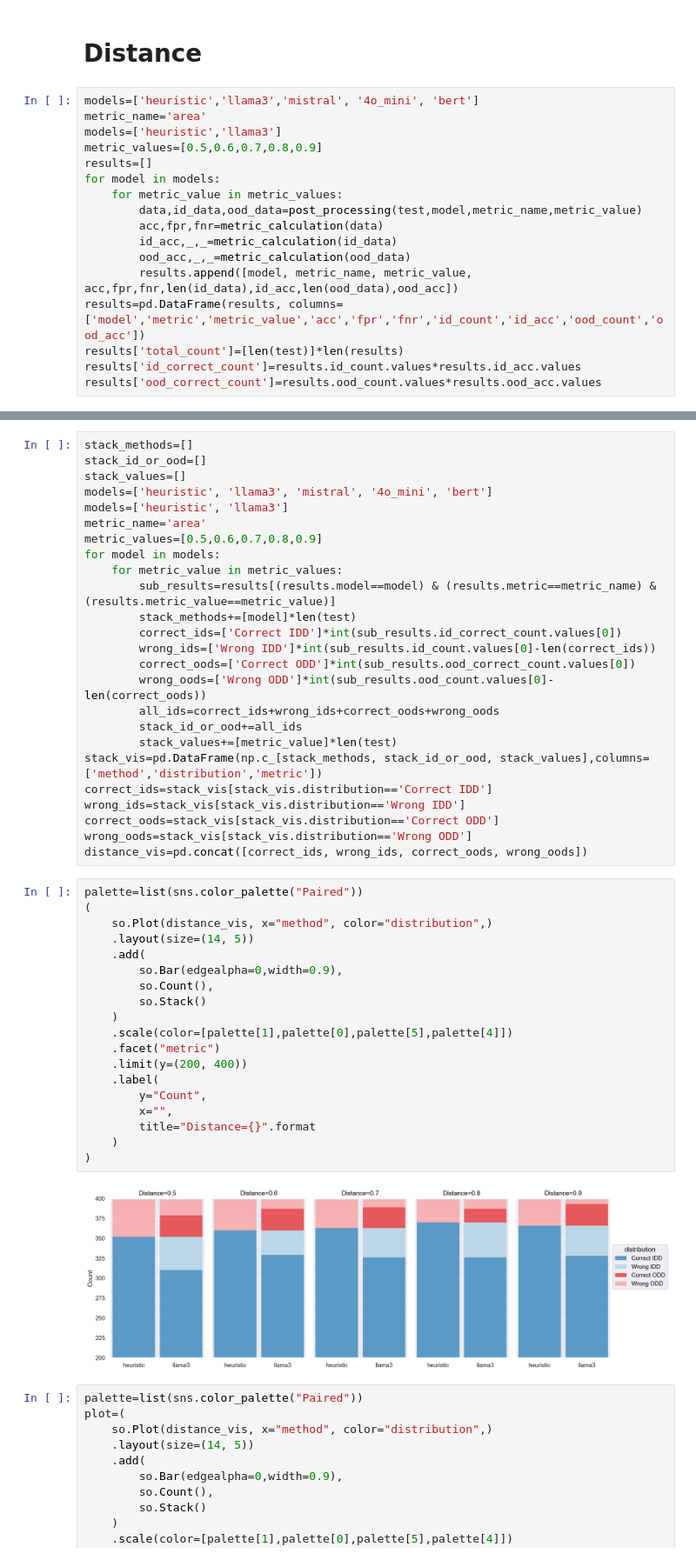
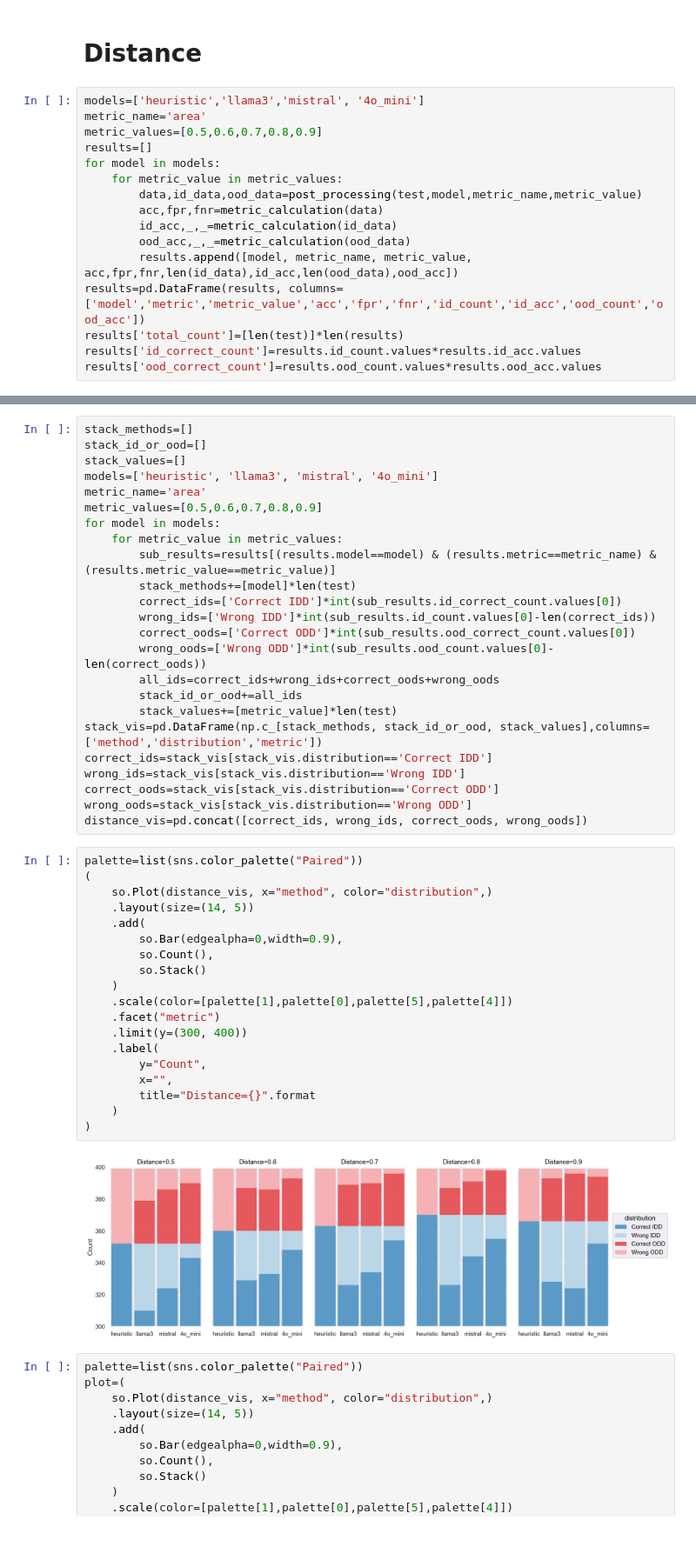
Before and after one commit to BeanHam/2024-spatial-data-integration, a Jupyter notebook: union_task/inference_results/inference_results_ft.ipynb, the cells around one changed output, grey strips where cells are left out. Shown: that part at 87% size. Cells and saved outputs as stored; diff of their text form.

Commit message:
updated union results visualizations. great

```diff
--- a/union_task/inference_results/inference_results_ft.ipynb
+++ b/union_task/inference_results/inference_results_ft.ipynb
@@ -160,9 +159,8 @@ palette=list(sns.color_palette("Paired"))
 # %% [markdown]
 # Distance
 # %%
-models=['heuristic','llama3','mistral', '4o_mini', 'bert']
+models=['heuristic','llama3','mistral', '4o_mini']
 metric_name='area'
-models=['heuristic','llama3']
 metric_values=[0.5,0.6,0.7,0.8,0.9]
 results=[]
 for model in models:
@@ -211,8 +209,7 @@ pass
 stack_methods=[]
 stack_id_or_ood=[]
 stack_values=[]
-models=['heuristic', 'llama3', 'mistral', '4o_mini', 'bert']
-models=['heuristic', 'llama3']
+models=['heuristic', 'llama3', 'mistral', '4o_mini']
 metric_name='area'
 metric_values=[0.5,0.6,0.7,0.8,0.9]
 for model in models:
@@ -235,24 +232,24 @@ distance_vis=pd.concat([correct_ids, wrong_ids, correct_oods, wrong_oods])
 # %%
 palette=list(sns.color_palette("Paired"))
 (
     so.Plot(distance_vis, x="method", color="distribution",)
     .layout(size=(14, 5))
     .add(
         so.Bar(edgealpha=0,width=0.9),
         so.Count(),
         so.Stack()
     )
     .scale(color=[palette[1],palette[0],palette[5],palette[4]])
     .facet("metric")
-    .limit(y=(200, 400))
+    .limit(y=(300, 400))
     .label(
         y="Count",
         x="",
         title="Distance={}".format
     )
 )
 # %% [output]
-[figure, old version]
+[figure, new version]
 # %%
 palette=list(sns.color_palette("Paired"))
 plot=(
```
Also changed, not shown: parts of 3 cells of this notebook.
